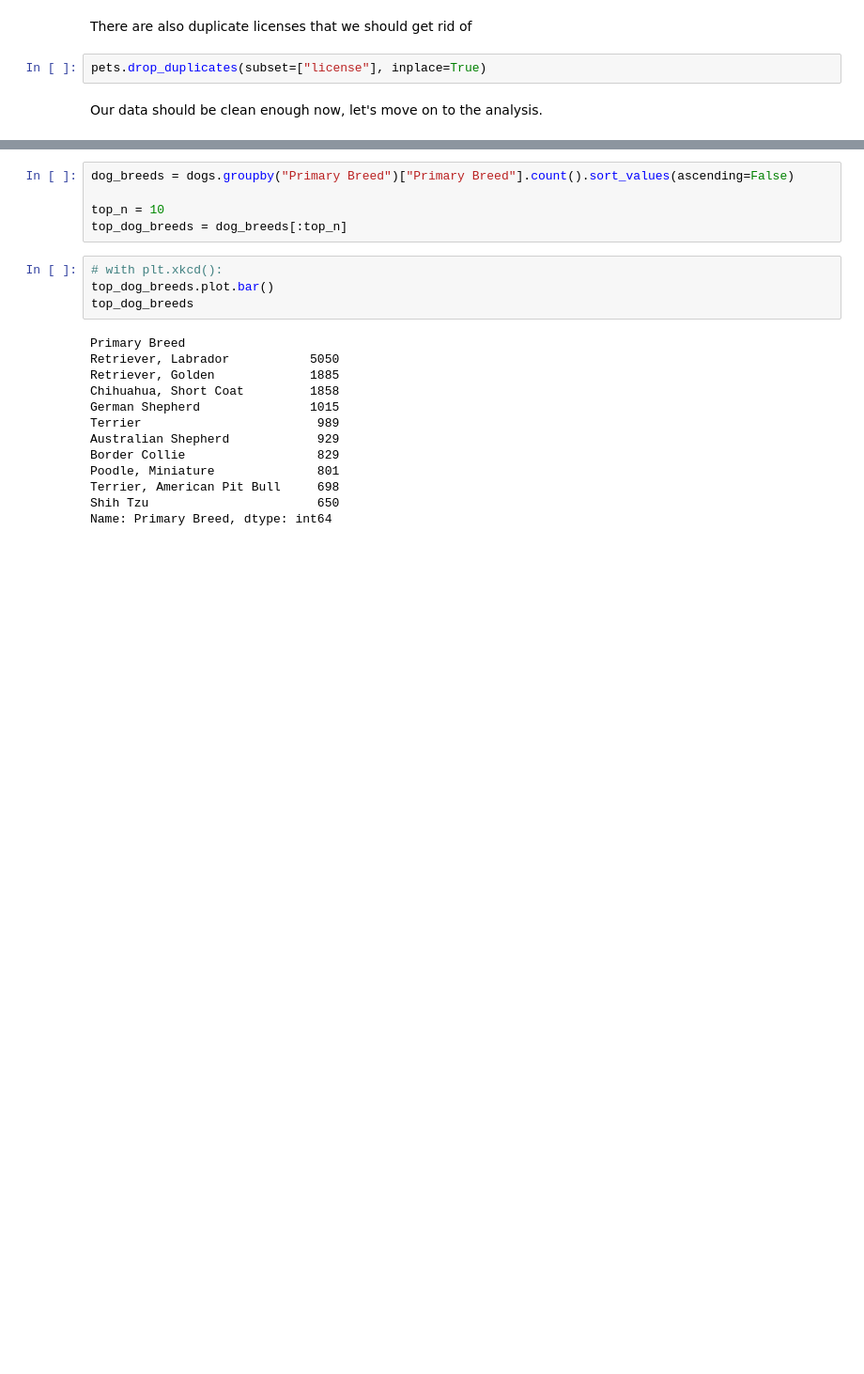
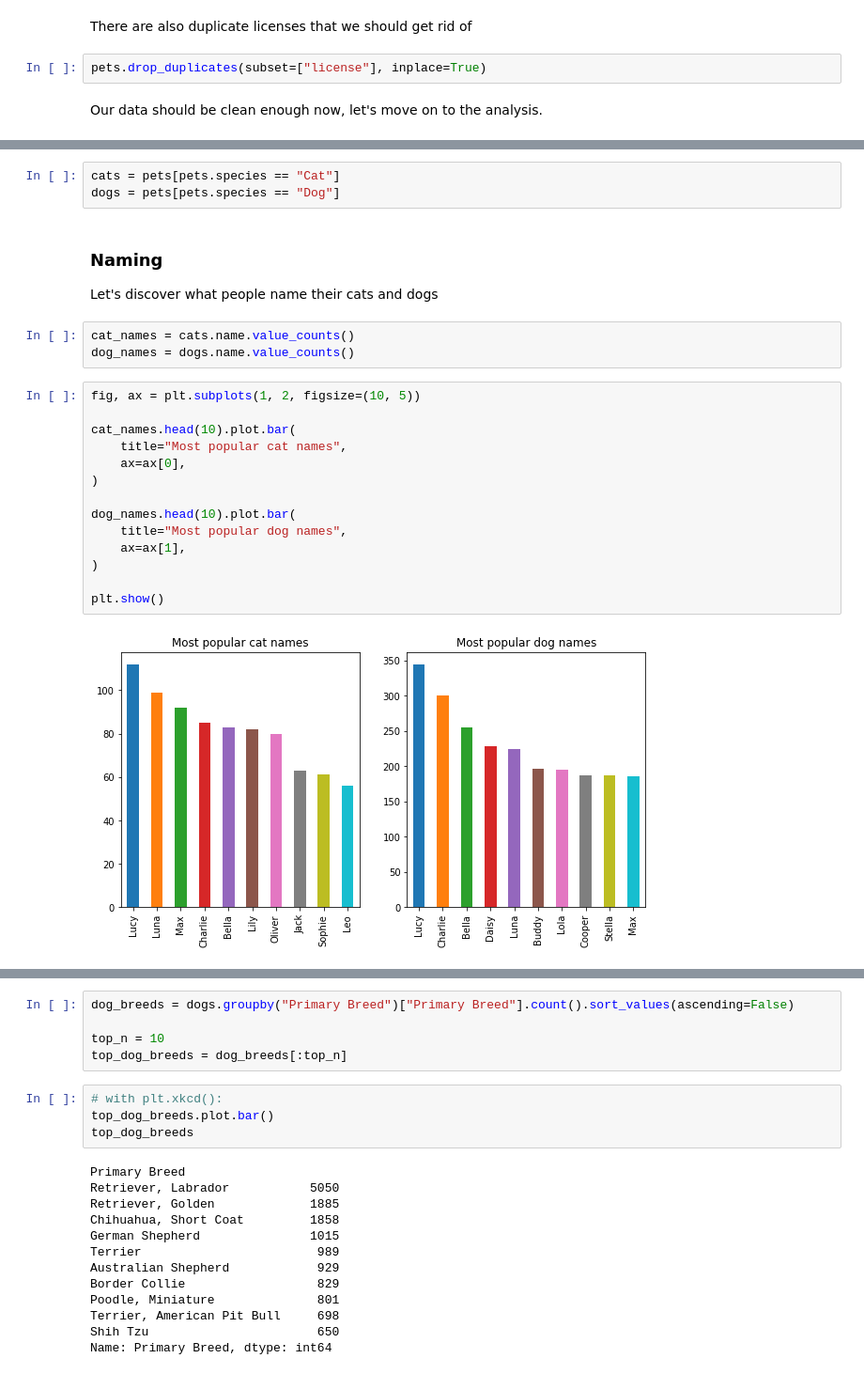
Before and after one commit to brookskindle/brookskindle.github.io, a Jupyter notebook: content/seattle_pets.ipynb, the cells around one changed output, grey strips where cells are left out. Shown at 94% size. Saved outputs shown, nothing was run; the diff lists cells and outputs as text; blank space fills up the shorter version.

```diff
--- a/content/seattle_pets.ipynb
+++ b/content/seattle_pets.ipynb
@@ -126,0 +103,25 @@ dogs
+# %%
+cats = pets[pets.species == "Cat"]
+dogs = pets[pets.species == "Dog"]
+# %% [markdown]
+### Naming
+Let's discover what people name their cats and dogs
+# %%
+cat_names = cats.name.value_counts()
+dog_names = dogs.name.value_counts()
+# %%
+fig, ax = plt.subplots(1, 2, figsize=(10, 5))
+
+cat_names.head(10).plot.bar(
+    title="Most popular cat names",
+    ax=ax[0],
+)
+
+dog_names.head(10).plot.bar(
+    title="Most popular dog names",
+    ax=ax[1],
+)
+
+plt.show()
+# %% [output]
+[figure, added]
```
Also changed, not shown: parts of 10 cells of this notebook.
